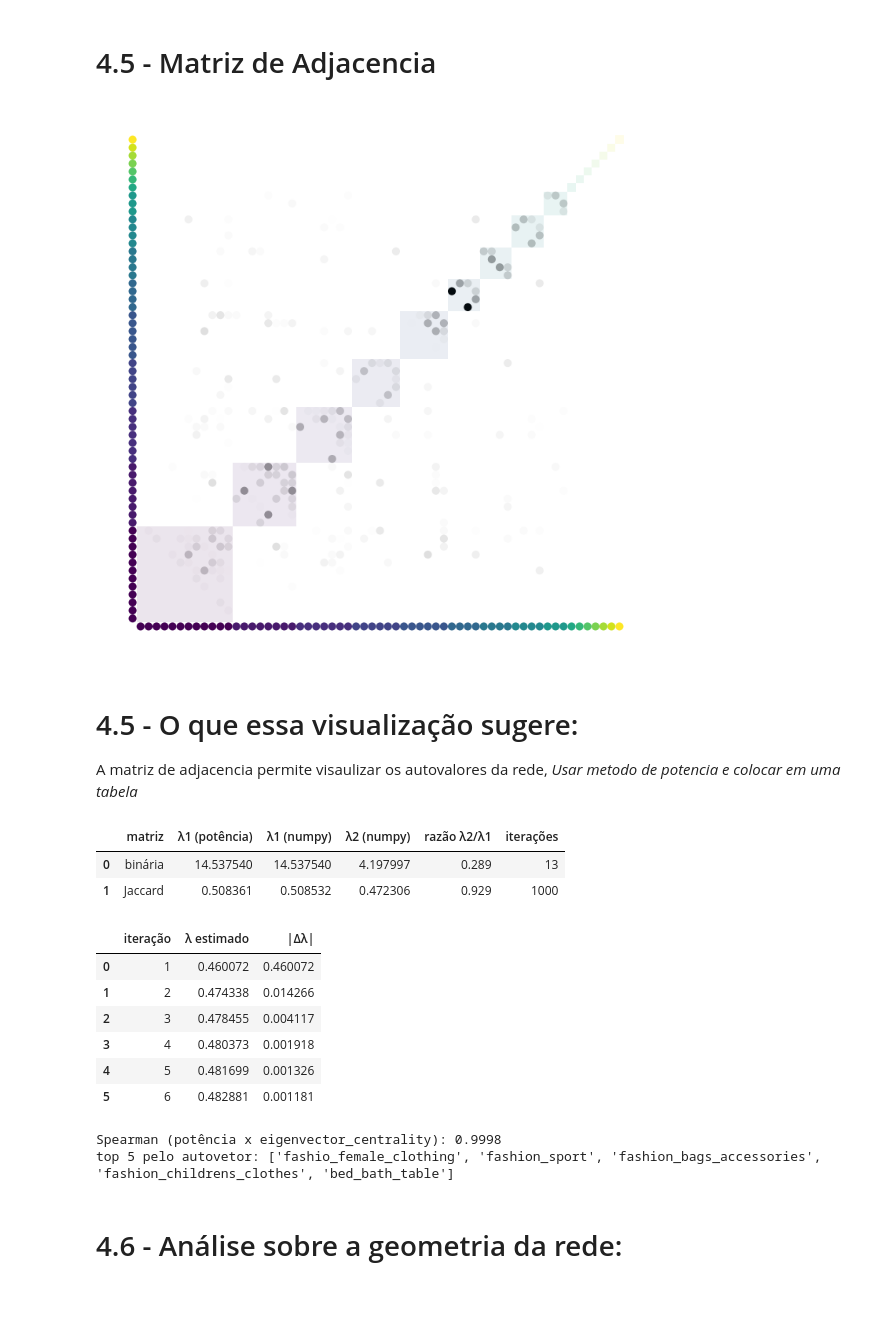
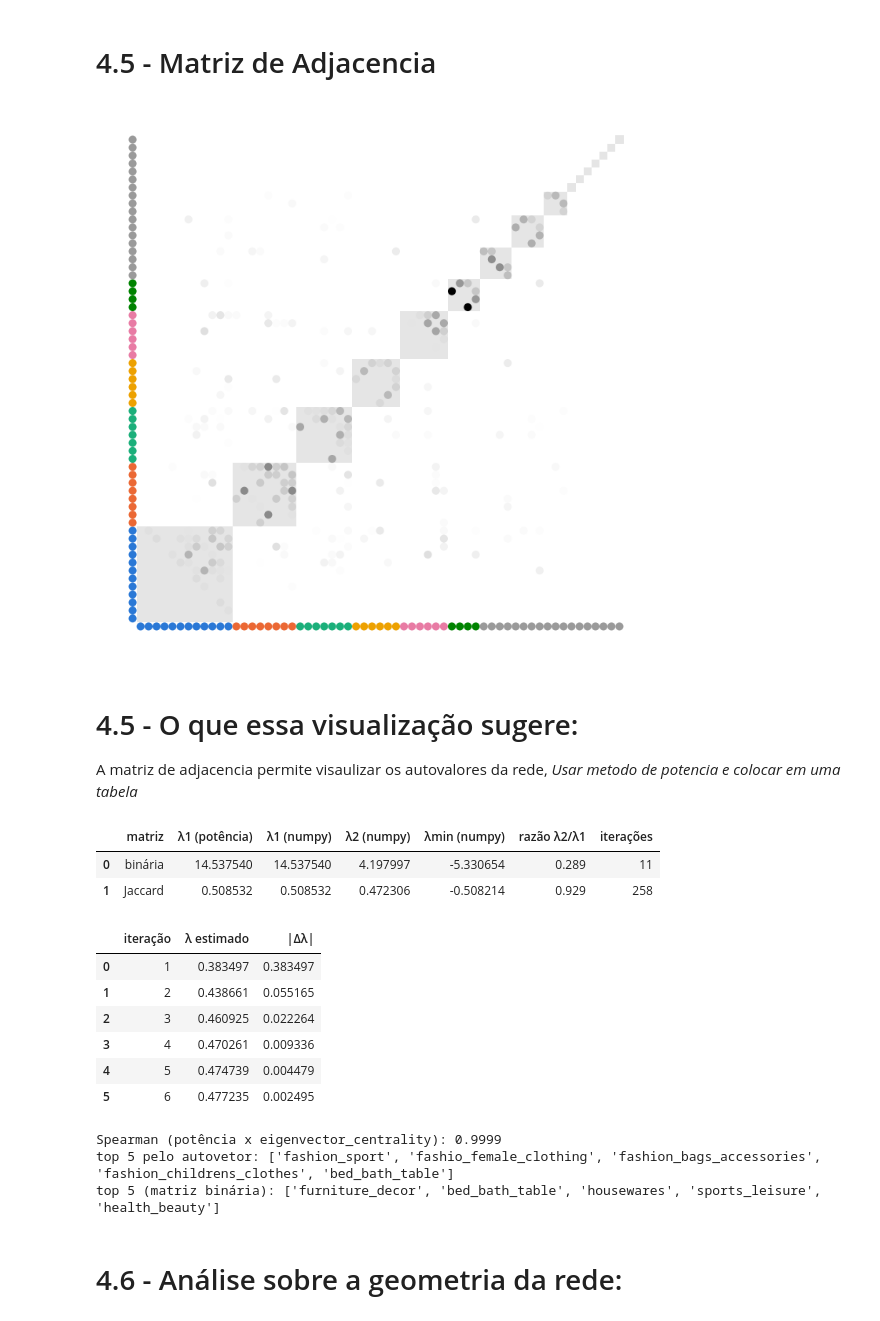
Before and after one commit to dka0086/Analise-de-rede-de-grafos-Olist, a Jupyter notebook: Olist_analise_grafos.ipynb, the cells around one changed output. Cells and saved outputs as stored; diff of their text form; code cells hidden in the pictures.

```diff
--- a/Olist_analise_grafos.ipynb
+++ b/Olist_analise_grafos.ipynb
@@ -49,6 +49,17 @@ product_category = pd.read_csv(
 print(orders.shape, order_items.shape, products.shape, product_category.shape)
 # %% [output]
 (99441, 8) (112650, 7) (32951, 9) (71, 2)
+# %%
+from matplotlib.colors import LinearSegmentedColormap
+
+# Paleta categórica validada (daltonismo): use as cores na ordem, sem repetir
+CAT = ["#2a78d6", "#eb6834", "#1baf7a", "#eda100", "#e87ba4", "#008300", "#4a3aa7", "#e34948"]
+COR_OUTRAS, COR_NEUTRA = "#9A9A9A", "#B9B8B3"
+# Escala sequencial de um matiz só (claro = pouco, escuro = muito)
+SEQ = LinearSegmentedColormap.from_list(
+    "seq_azul", ["#cde2fb", "#9ec5f4", "#6da7ec", "#3987e5", "#256abf", "#184f95", "#0d366b"])
+plt.rcParams["axes.prop_cycle"] = plt.cycler(color=CAT)
+plt.rcParams.update({"axes.spines.top": False, "axes.spines.right": False})
 # %% [markdown]
 ## 1. Tabela de itens com categoria e passo zero
 
@@ -194,0 +234,7 @@ matriz de adjacência: (61, 61) | simétrica: True
+# %%
+n, m = G_jac.number_of_nodes(), G_jac.number_of_edges()
+print("grau médio (2m/n):", round(2 * m / n, 2))
+print("densidade:", round(nx.density(G_jac), 3),
+      "| esparsidade (1 − densidade):", round(1 - nx.density(G_jac), 3))
+A = nx.to_numpy_array(G_cont)
+print("dirigido:", G_jac.is_directed(), "| matriz simétrica:", np.allclose(A, A.T))
@@ -296,3 +346,15 @@ print("líder em cada medida:", {c: cent[c].idxmax() for c in cols})
 | auto | 35 | 20 | 0.588 | 0.066 | 0.021 | 10.00 |
 nó mais importante (rank médio): bed_bath_table
 líder em cada medida: {'grau': 'furniture_decor', 'closeness': 'bed_bath_table', 'betw_jaccard': 'baby', 'eigenvector': 'fashion_sport'}
+# %%
+cent["clustering_local"] = pd.Series(nx.clustering(G_jac))
+print("clustering local médio:", round(cent["clustering_local"].mean(), 3),
+      "| global (transitividade):", round(nx.transitivity(G_jac), 3))
+display(cent.sort_values("clustering_local", ascending=False)
+        [["pedidos", "grau", "clustering_local"]].head(10).round(3))
+
+fig, ax = plt.subplots(figsize=(6, 4))
+ax.scatter(cent["grau"], cent["clustering_local"], s=22, color=CAT[0])
+ax.set(xlabel="grau", ylabel="clustering local", title="Clustering local vs. grau")
+plt.savefig(FIG_DIR / "02b_clustering_local.png", dpi=150, bbox_inches="tight")
+plt.show()
@@ -449,6 +525,15 @@ for n in G_bb.nodes:
         comunidade=int(comm[n]),
     )
 
+# 6 maiores comunidades coloridas; as demais viram "outras" (a paleta categórica aguenta até 8 cores)
+tam_com = pd.Series({k: len(c) for k, c in enumerate(comunidades)}).sort_values(ascending=False)
+N_COR = 6
+nome_grupo = {k: (f"grupo {i + 1}" if i < N_COR else "outras") for i, k in enumerate(tam_com.index)}
+for n in G_bb.nodes:
+    G_bb.nodes[n]["grupo"] = nome_grupo[G_bb.nodes[n]["comunidade"]]
+PAL_GRUPO = {f"grupo {i + 1}": CAT[i] for i in range(N_COR)}
+PAL_GRUPO["outras"] = COR_OUTRAS
+
 nx.write_graphml(G_bb, FIG_DIR / "rede_categorias_backbone.graphml")
 nx.write_graphml(G_jac, FIG_DIR / "rede_categorias_completa.graphml")
 
@@ -457,7 +542,7 @@ tamanhos = [40 + 4 * G_bb.nodes[n]["n_unidades"] ** 0.5 for n in G_bb.nodes]
 fig, ax = plt.subplots(figsize=(8, 6))
 nx.draw_networkx_edges(G_bb, pos, alpha=0.25, ax=ax)
 nx.draw_networkx_nodes(G_bb, pos, node_size=tamanhos,
-                       node_color=[comm[n] for n in G_bb.nodes], cmap="tab10", ax=ax)
+                       node_color=[PAL_GRUPO[G_bb.nodes[n]["grupo"]] for n in G_bb.nodes], ax=ax)
 ax.set_axis_off()
 plt.savefig(FIG_DIR / "05_rede_previa.png", dpi=150, bbox_inches="tight")
 plt.show()
@@ -548,25 +633,25 @@ plt.show()
 # %%
 plt.figure(figsize=(9, 9))
 nv.matrix(
     G_bb, group_by="comunidade", sort_by="grau",
-    node_color_by="comunidade", edge_alpha_by="weight",
+    node_color_by="grupo", node_palette=PAL_GRUPO, edge_alpha_by="weight",
 )
 annotate.matrix_group(G_bb, group_by="comunidade", offset=-8)
-annotate.matrix_block(G_bb, group_by="comunidade", color_by="comunidade")
+annotate.matrix_block(G_bb, group_by="comunidade")
 plt.savefig(FIG_DIR / "09_matriz.png", dpi=150, bbox_inches="tight")
 plt.show()
 # %% [output]
-[figure, old version]
+[figure, new version]
 # %% [markdown]
 # 4.5 - O que essa visualização sugere:
 
 A matriz de adjacencia permite visaulizar os autovalores da rede, *Usar metodo de potencia e colocar em uma tabela*
 # %%
-def metodo_potencia(A, tol=1e-10, max_iter=1000):
+def metodo_potencia(A, tol=1e-10, max_iter=5000, shift=0.0):
     x = np.ones(A.shape[0]) / np.sqrt(A.shape[0])
     hist, lam_ant = [], 0.0
     for k in range(1, max_iter + 1):
-        y = A @ x
+        y = A @ x + shift * x                  # iteração em (A + shift·I)
         x = y / np.linalg.norm(y)
         lam = float(x @ A @ x)                 # quociente de Rayleigh
         hist.append((k, lam, abs(lam - lam_ant)))
@@ -581,10 +666,10 @@ mats = {"binária": nx.to_numpy_array(gcc, nodelist=nodos, weight=None),
 
 linhas, hists, vetores = [], {}, {}
 for nome, A_ in mats.items():
-    lam, v, h = metodo_potencia(A_)
+    lam, v, h = metodo_potencia(A_, shift=float(A_.max()))
     vals = np.sort(np.linalg.eigvalsh(A_))[::-1]
     linhas.append({"matriz": nome, "λ1 (potência)": round(lam, 6), "λ1 (numpy)": round(vals[0], 6),
-                   "λ2 (numpy)": round(vals[1], 6), "razão λ2/λ1": round(vals[1] / vals[0], 3),
+                   "λ2 (numpy)": round(vals[1], 6), "λmin (numpy)": round(vals[-1], 6), "razão λ2/λ1": round(vals[1] / vals[0], 3),
                    "iterações": len(h)})
     hists[nome], vetores[nome] = h, pd.Series(v, index=nodos)
 
@@ -593,19 +678,21 @@ display(hists["Jaccard"].head(6))                       # convergência
 rho, _ = spearmanr(vetores["Jaccard"], cent.loc[nodos, "eigenvector"])
 print("Spearman (potência x eigenvector_centrality):", round(rho, 4))
 print("top 5 pelo autovetor:", list(vetores["Jaccard"].nlargest(5).index))
+print("top 5 (matriz binária):", list(vetores["binária"].nlargest(5).index))
 # %% [output]
-|  | matriz | λ1 (potência) | λ1 (numpy) | λ2 (numpy) | razão λ2/λ1 | iterações |
-| 0 | binária | 14.537540 | 14.537540 | 4.197997 | 0.289 | 13 |
-| 1 | Jaccard | 0.508361 | 0.508532 | 0.472306 | 0.929 | 1000 |
+|  | matriz | λ1 (potência) | λ1 (numpy) | λ2 (numpy) | λmin (numpy) | razão λ2/λ1 | iterações |
+| 0 | binária | 14.537540 | 14.537540 | 4.197997 | -5.330654 | 0.289 | 11 |
+| 1 | Jaccard | 0.508532 | 0.508532 | 0.472306 | -0.508214 | 0.929 | 258 |
 |  | iteração | λ estimado | |Δλ| |
-| 0 | 1 | 0.460072 | 0.460072 |
-| 1 | 2 | 0.474338 | 0.014266 |
-| 2 | 3 | 0.478455 | 0.004117 |
-| 3 | 4 | 0.480373 | 0.001918 |
-| 4 | 5 | 0.481699 | 0.001326 |
-| 5 | 6 | 0.482881 | 0.001181 |
+| 0 | 1 | 0.383497 | 0.383497 |
+| 1 | 2 | 0.438661 | 0.055165 |
+| 2 | 3 | 0.460925 | 0.022264 |
+| 3 | 4 | 0.470261 | 0.009336 |
+| 4 | 5 | 0.474739 | 0.004479 |
+| 5 | 6 | 0.477235 | 0.002495 |
-Spearman (potência x eigenvector_centrality): 0.9998
-top 5 pelo autovetor: ['fashio_female_clothing', 'fashion_sport', 'fashion_bags_accessories', 'fashion_childrens_clothes', 'bed_bath_table']
+Spearman (potência x eigenvector_centrality): 0.9999
+top 5 pelo autovetor: ['fashion_sport', 'fashio_female_clothing', 'fashion_bags_accessories', 'fashion_childrens_clothes', 'bed_bath_table']
+top 5 (matriz binária): ['furniture_decor', 'bed_bath_table', 'housewares', 'sports_leisure', 'health_beauty']
 # %% [markdown]
 # 4.6 - Análise sobre a geometria da rede:
 # %%
```
Also changed, not shown: parts of 13 cells of this notebook.
